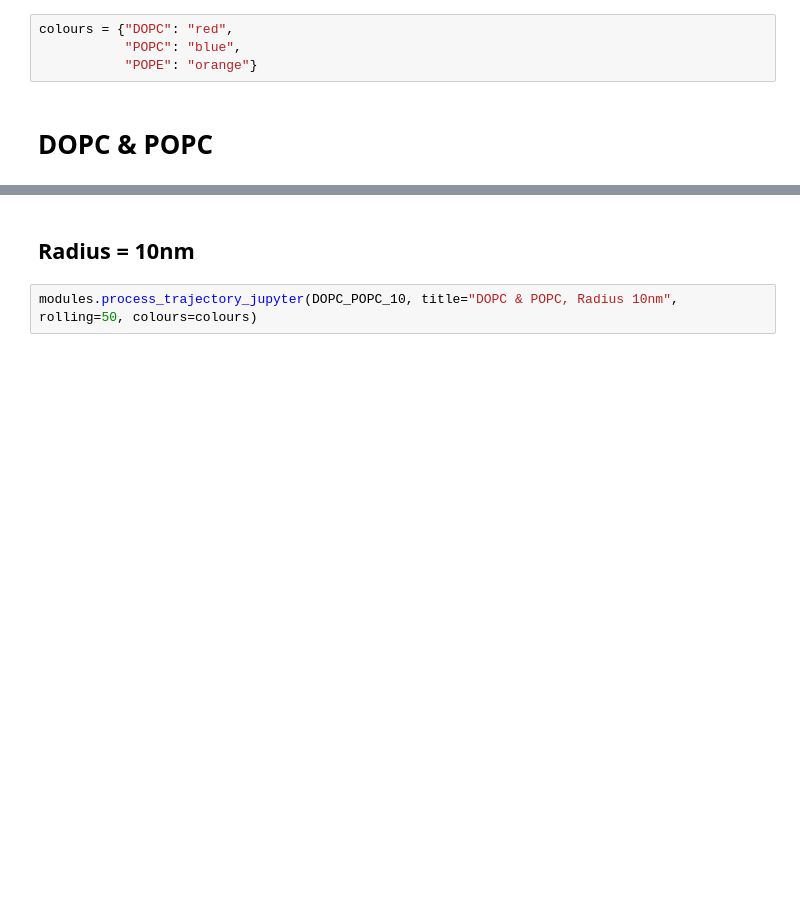
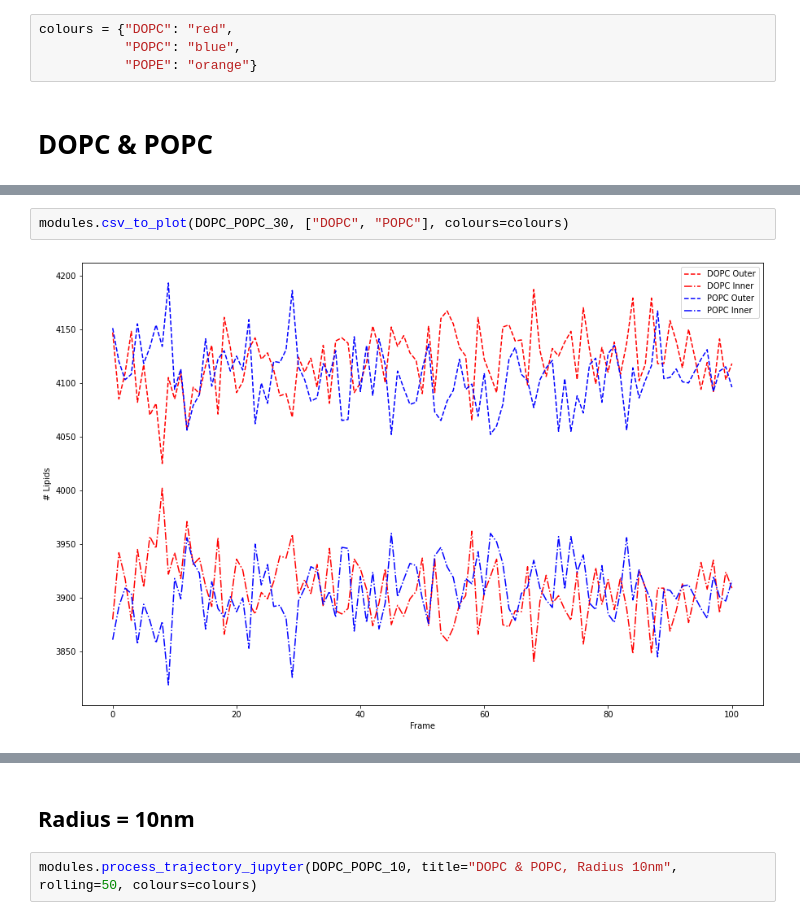
Before and after one commit to MoMS-MMSB/lipid_sorting, a Jupyter notebook: Sample Systems Analysis.ipynb, the cells around one changed output, grey strips where cells are left out. Drawn from its saved outputs; the diff is of its cells as text; blank space fills up the shorter version.

```diff
--- a/Sample Systems Analysis.ipynb
+++ b/Sample Systems Analysis.ipynb
@@ -37,0 +40,4 @@ POPC_POPE_30 = mda.Universe(root + "POPC_POPE/r30/production/noW.gro",
+# %%
+modules.csv_to_plot(DOPC_POPC_30, ["DOPC", "POPC"], colours=colours)
+# %% [output]
+[figure, added]
```
Also changed, not shown: parts of 14 cells of this notebook, 8 other files.
